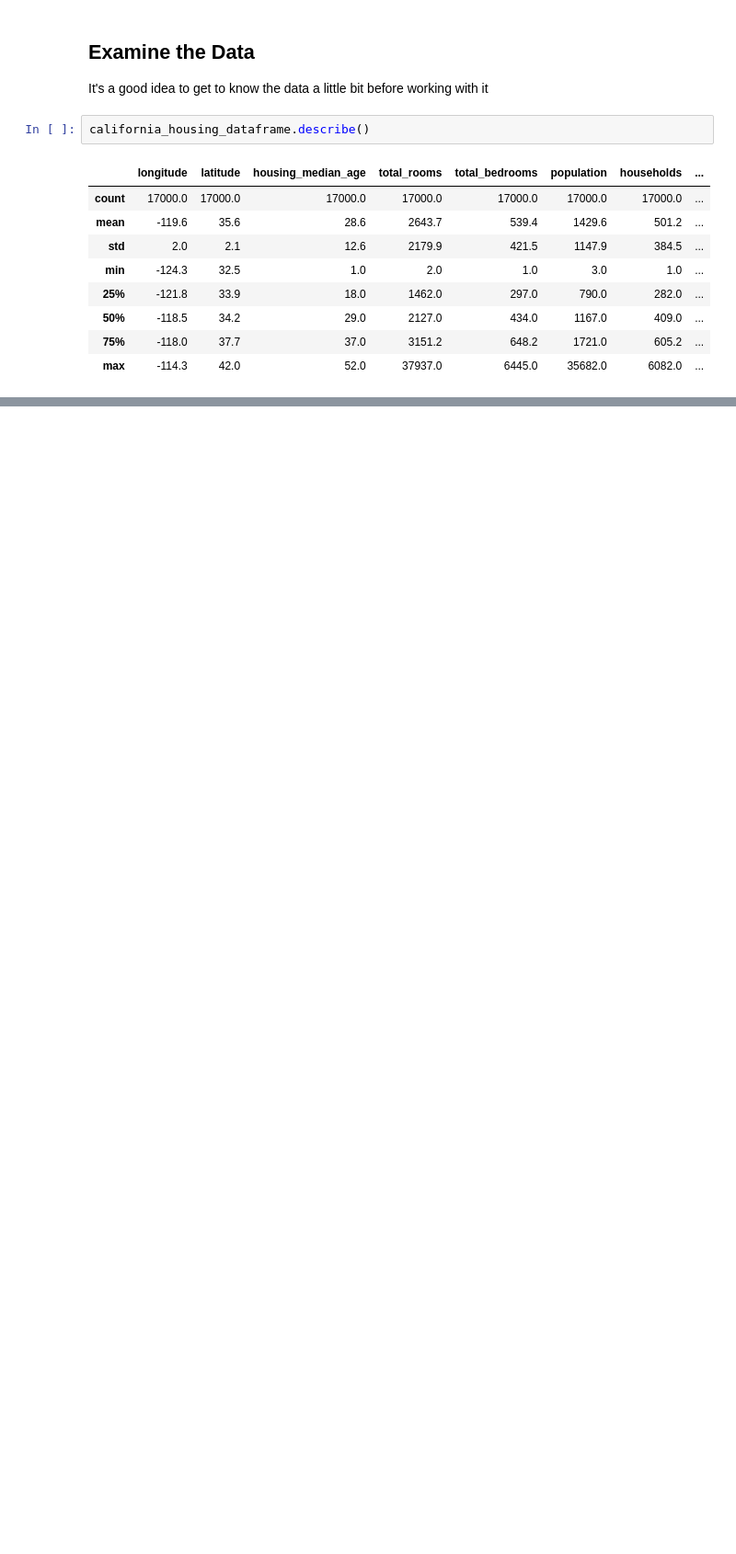
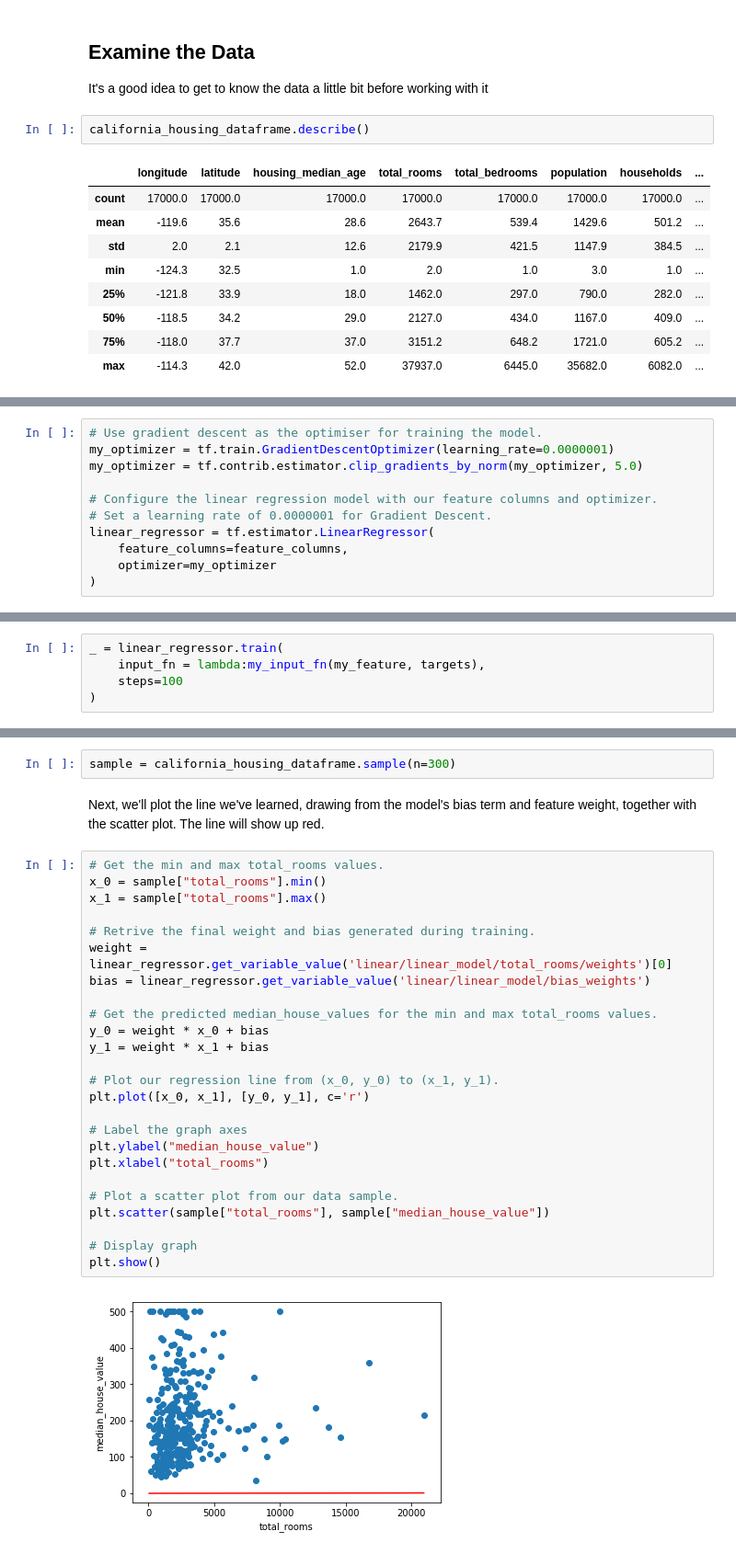
Before and after one commit to jbradbury/MLCC, a Jupyter notebook: First_Steps_with_TF.ipynb, the cells around one changed output, grey strips where cells are left out. Shown at 92% size. Drawn from its saved outputs; the diff is of its cells as text; blank space fills up the shorter version.

```diff
--- a/First_Steps_with_TF.ipynb
+++ b/First_Steps_with_TF.ipynb
@@ -78,0 +113,11 @@ In this exercise, we'll try to predict `median_house_value`, which will be our l
+# %%
+# Use gradient descent as the optimiser for training the model.
+my_optimizer = tf.train.GradientDescentOptimizer(learning_rate=0.0000001)
+my_optimizer = tf.contrib.estimator.clip_gradients_by_norm(my_optimizer, 5.0)
+
+# Configure the linear regression model with our feature columns and optimizer.
+# Set a learning rate of 0.0000001 for Gradient Descent.
+linear_regressor = tf.estimator.LinearRegressor(
+    feature_columns=feature_columns,
+    optimizer=my_optimizer
+)
@@ -78,0 +168,5 @@ In this exercise, we'll try to predict `median_house_value`, which will be our l
+# %%
+_ = linear_regressor.train(
+    input_fn = lambda:my_input_fn(my_feature, targets),
+    steps=100
+)
@@ -78,0 +245,31 @@ In this exercise, we'll try to predict `median_house_value`, which will be our l
+# %%
+sample = california_housing_dataframe.sample(n=300)
+# %% [markdown]
+Next, we'll plot the line we've learned, drawing from the model's bias term and feature weight, together with the scatter plot. The line will show up red.
+# %%
+# Get the min and max total_rooms values.
+x_0 = sample["total_rooms"].min()
+x_1 = sample["total_rooms"].max()
+
+# Retrive the final weight and bias generated during training.
+weight = linear_regressor.get_variable_value('linear/linear_model/total_rooms/weights')[0]
+bias = linear_regressor.get_variable_value('linear/linear_model/bias_weights')
+
+# Get the predicted median_house_values for the min and max total_rooms values.
+y_0 = weight * x_0 + bias
+y_1 = weight * x_1 + bias
+
+# Plot our regression line from (x_0, y_0) to (x_1, y_1).
+plt.plot([x_0, x_1], [y_0, y_1], c='r')
+
+# Label the graph axes
+plt.ylabel("median_house_value")
+plt.xlabel("total_rooms")
+
+# Plot a scatter plot from our data sample.
+plt.scatter(sample["total_rooms"], sample["median_house_value"])
+
+# Display graph
+plt.show()
+# %% [output]
+[figure, added]
```
Also changed, not shown: parts of 30 cells of this notebook, 4 other files.
